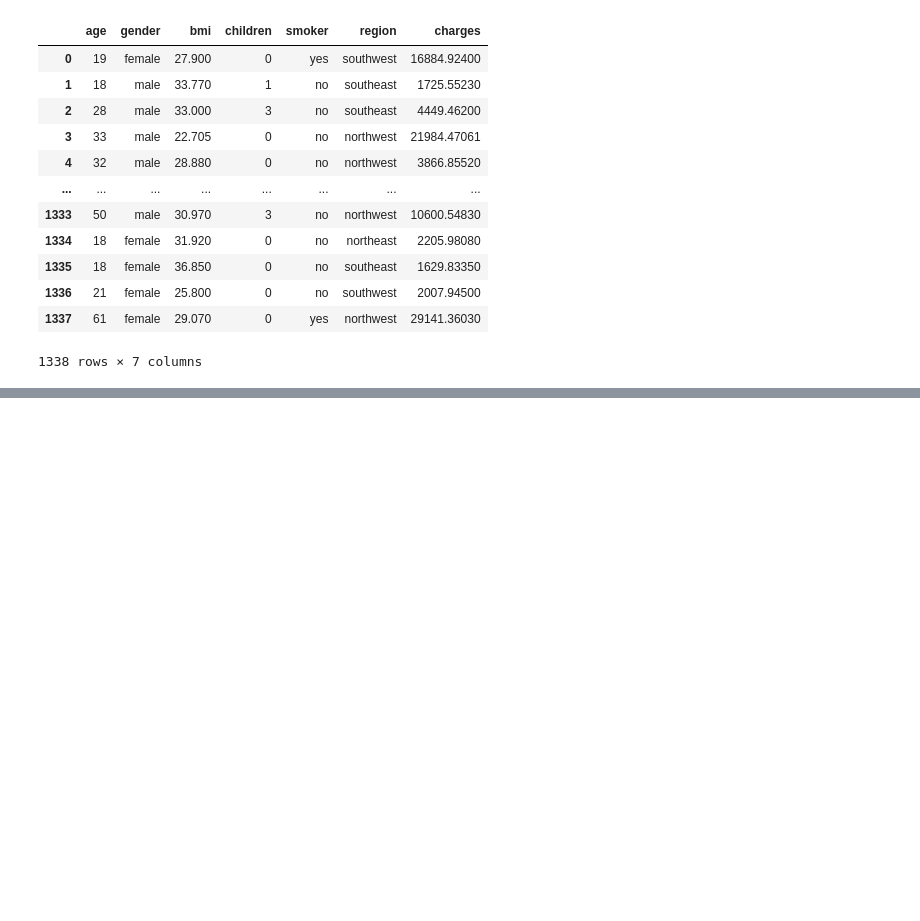
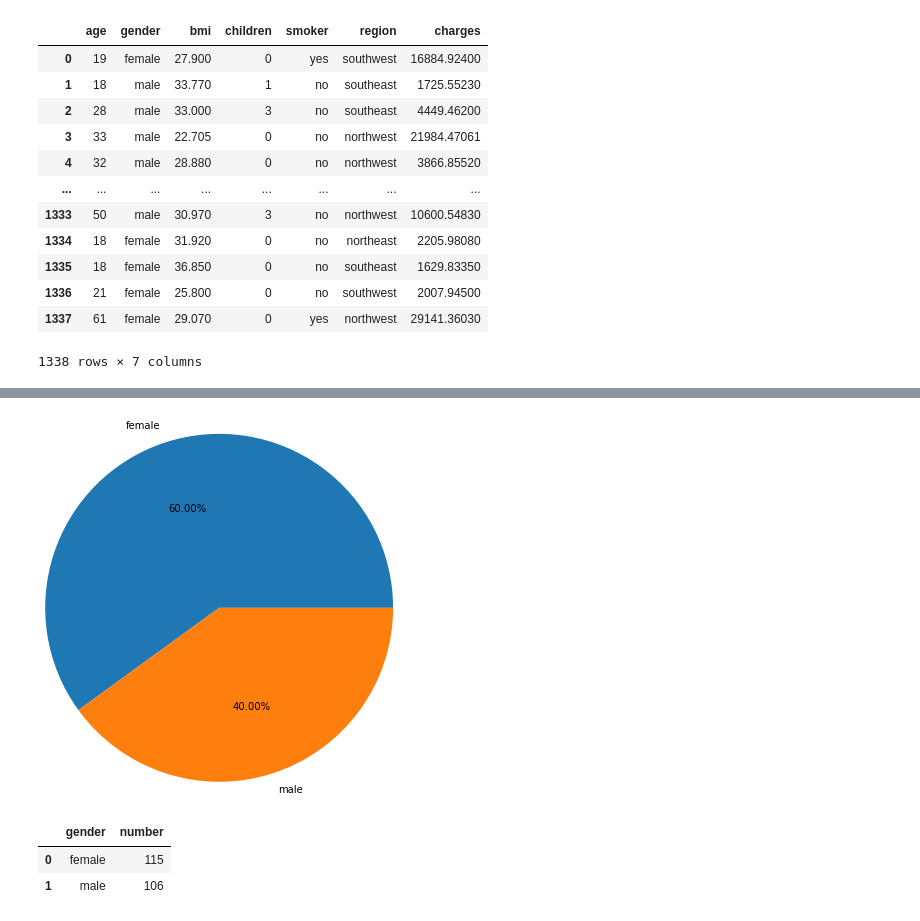
Before and after one commit to oof1718963/c192, a Jupyter notebook: C192-student-project.ipynb, the cells around one changed output, grey strips where cells are left out. Cells and saved outputs as stored; diff of their text form; code cells hidden in the pictures; blank space fills up the shorter version.

```diff
--- a/C192-student-project.ipynb
+++ b/C192-student-project.ipynb
@@ -47,0 +36,16 @@ df
+# %%
+import pandas as pd
+import matplotlib .pyplot as plt
+
+dataframe = pd.read_csv("bmi.csv")
+df = dataframe.dropna()
+bmi = df['bmi']
+df
+
+#Task 1
+#How many people are underweight and create a dataframe out of it
+underweight_dataframe = df.loc[bmi < 18.5]['gender'].reset_index(name='gender')
+print(underweight_dataframe)
+
+underweight_count = underweight_dataframe['index'].count()
+print(underweight_count)
@@ -48,7 +137,36 @@ df
 # %%
+import pandas as pd
+import matplotlib .pyplot as plt
+
+dataframe = pd.read_csv("bmi.csv")
+df = dataframe.dropna()
+bmi = df['bmi']
+df
+
 #Task 5
 #Plot a pie chart as per the percentage of male and female who are underweight
+value = group_underweight['number']
+label = group_underweight['gender']
+plt.pie(value,labels=label, autopct='%0.2f%%', radius=2)
+plt.show()
+# %% [output]
+[figure, added]
 # %%
+import pandas as pd
+import matplotlib .pyplot as plt
+
+dataframe = pd.read_csv("bmi.csv")
+df = dataframe.dropna()
+bmi = df['bmi']
+df
+
 #Task 6
 #Group by the gender from healthy weight dataframe and create another data frame out of it
+
+group_healthy_weight = healthy_weight_dataframe.groupby('gender')['gender'].count().reset_index(name='number')
+group_healthy_weight
+# %% [output]
+|  | gender | number |
+| 0 | female | 115 |
+| 1 | male | 106 |
 # %%
```
Also changed, not shown: parts of 9 cells of this notebook.
